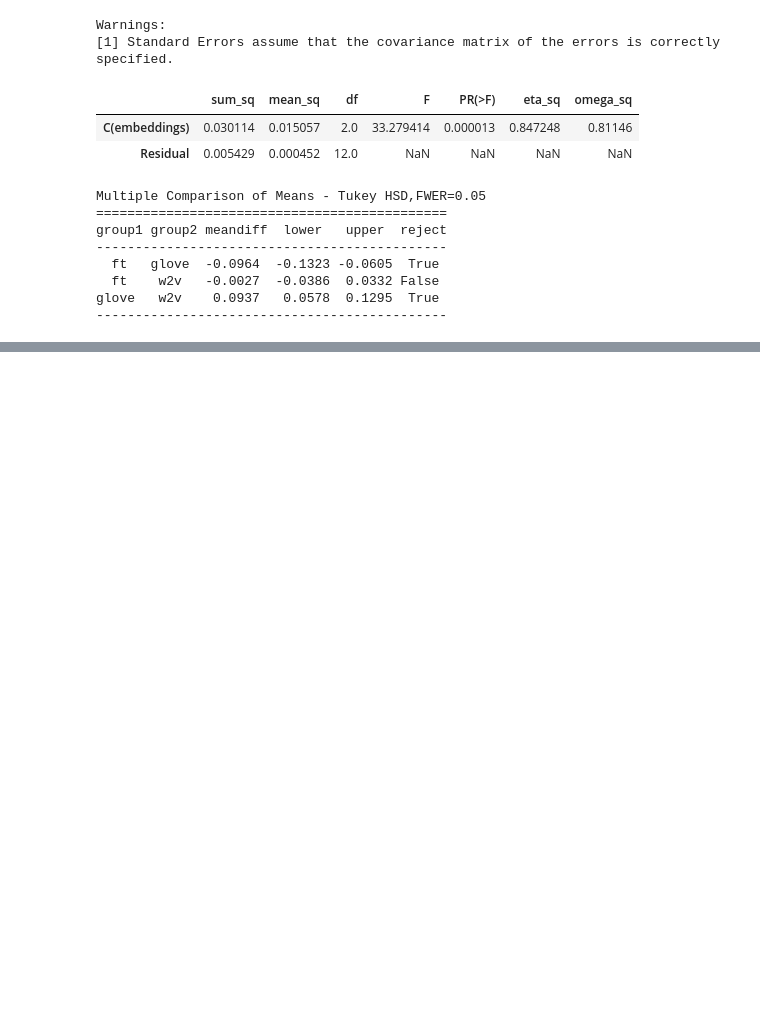
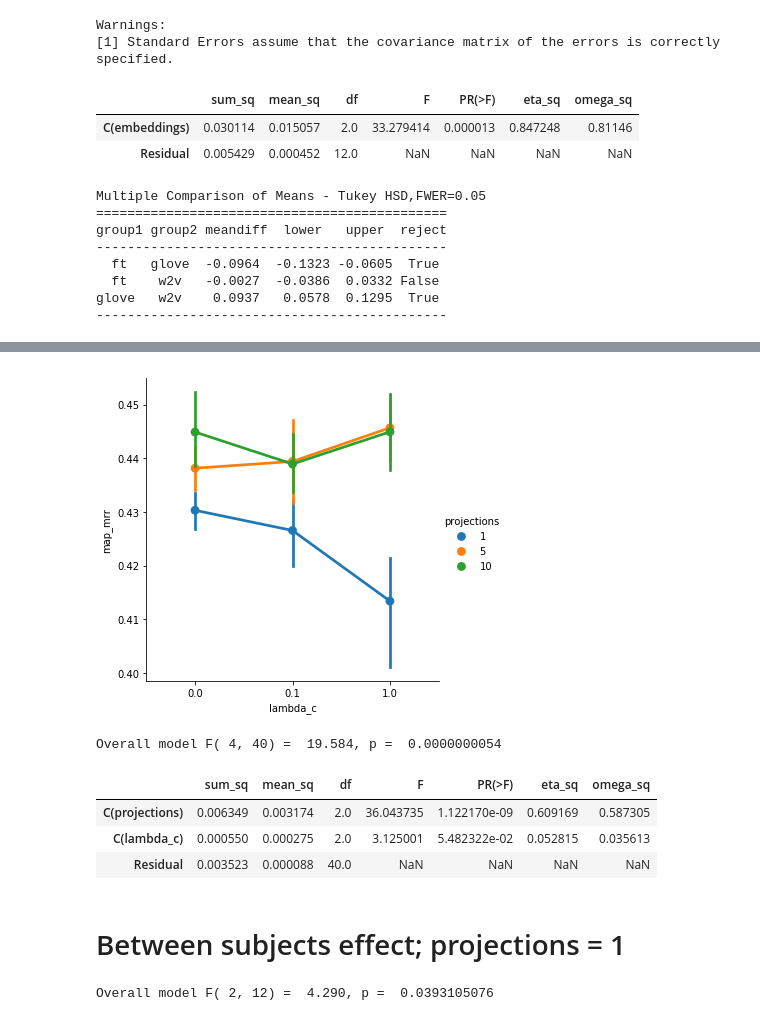
Before and after one commit to jfarrugia-uom/hyperstar, a Jupyter notebook: ANOVA Analysis CRIM.ipynb, the cells around one changed output, grey strips where cells are left out. Cells and saved outputs as stored; diff of their text form; code cells hidden in the pictures; blank space fills up the shorter version.

Commit message:
Mounted qualitative experiments on CRIM, Yamane

```diff
--- a/ANOVA Analysis CRIM.ipynb
+++ b/ANOVA Analysis CRIM.ipynb
@@ -785,0 +892,15 @@ glove   w2v    0.0937   0.0578  0.1295  True
+# %%
+# filter out yamane results and keep in negative_count = 5
+df = df.loc[(df.method == 'multi') ,]
+df.drop('method', axis=1, inplace=True)
+# %%
+# unpivot data
+#df = pd.melt(df.reset_index(), id_vars=['embeddings', 'model','clusters', 'metric'], value_vars=['fold_1','fold_2','fold_3','fold_4','fold_5'])
+df = pd.melt(df.reset_index(), id_vars=['embeddings', 'projections','lambda_c','negative_count'], value_vars=['hm_fold1','hm_fold2','hm_fold3','hm_fold4','hm_fold5'])
+# %%
+# drop metric and variable columns since they're not useful
+
+df.drop('variable',axis=1,inplace=True)
+
+# rename value to actual metric (our dependent variable)
+df.rename(columns={'value':'map_mrr'}, inplace=True)
@@ -785,0 +977,11 @@ glove   w2v    0.0937   0.0578  0.1295  True
+# %%
+ft_regul = df.loc[(df.embeddings=='ft')& (df.negative_count==5),]
+
+# Fits the model with the interaction term
+# This will also automatically include the main effects for each factor
+ft_regul_model = ols('map_mrr ~ C(projections)*C(lambda_c)', ft_regul).fit()
+
+# Seeing if the overall model is significant
+print_model(ft_regul_model)
+
+# the interaction model is significant, F(8, 36) = 11.23, p<< 0.05
@@ -785,0 +1031,27 @@ glove   w2v    0.0937   0.0578  0.1295  True
+# %%
+sns.catplot(x="lambda_c", y="map_mrr", hue="projections", kind="point", data=ft_regul);
+# %% [output]
+[figure, added]
+# %%
+ft_regul_model = ols('map_mrr ~ C(projections)+C(lambda_c)', ft_regul).fit()
+
+# Seeing if the overall model is significant
+print_model(ft_regul_model)
+# %% [output]
+Overall model F( 4, 40) =  19.584, p =  0.0000000054
+# %%
+res = sm.stats.anova_lm(ft_regul_model, typ= 1)
+anova_table(res)
+# %% [output]
+|  | sum_sq | mean_sq | df | F | PR(>F) | eta_sq | omega_sq |
+| C(projections) | 0.006349 | 0.003174 | 2.0 | 36.043735 | 1.122170e-09 | 0.609169 | 0.587305 |
+| C(lambda_c) | 0.000550 | 0.000275 | 2.0 | 3.125001 | 5.482322e-02 | 0.052815 | 0.035613 |
+| Residual | 0.003523 | 0.000088 | 40.0 | NaN | NaN | NaN | NaN |
+# %% [markdown]
+# Between subjects effect; projections = 1
+# %%
+ft_regul_1 = ft_regul.loc[ft_regul.projections==1,]
+ft_regul_model = ols('map_mrr ~ C(lambda_c)', ft_regul_1).fit()
+print_model(ft_regul_model)
+# %% [output]
+Overall model F( 2, 12) =  4.290, p =  0.0393105076
```
Also changed, not shown: parts of 32 cells of this notebook, 2 other files.
